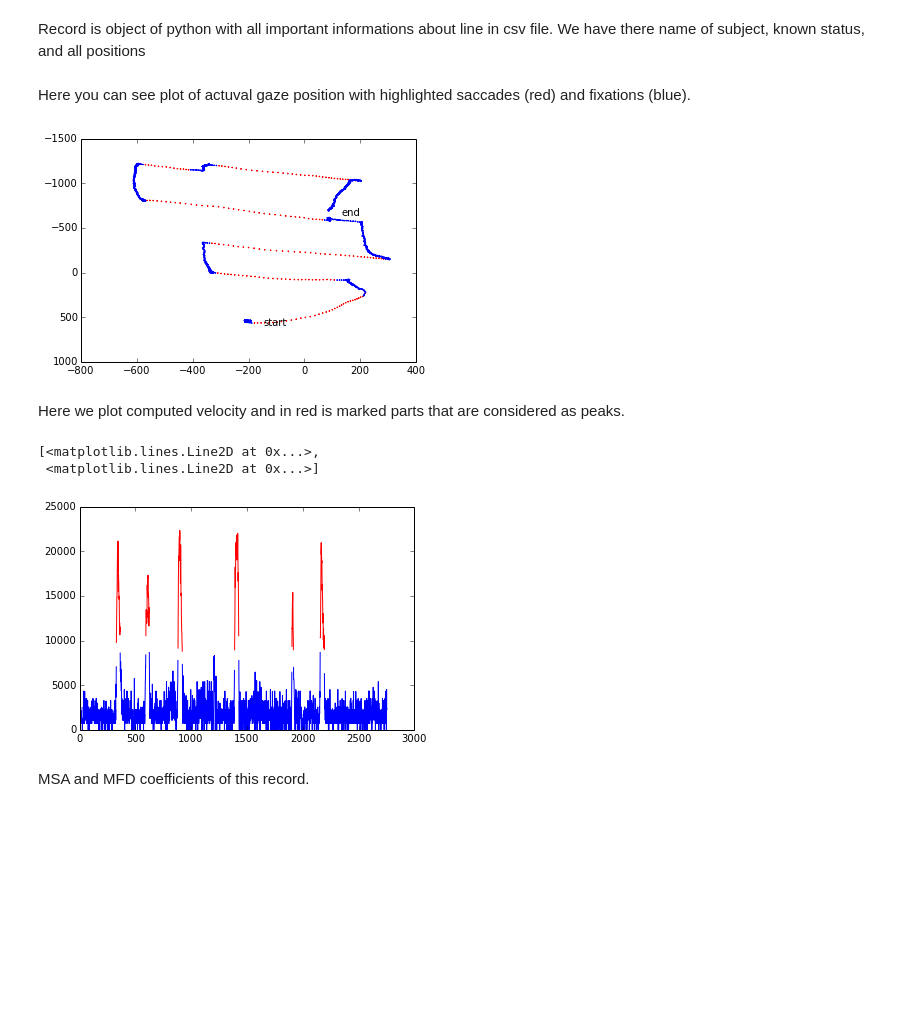
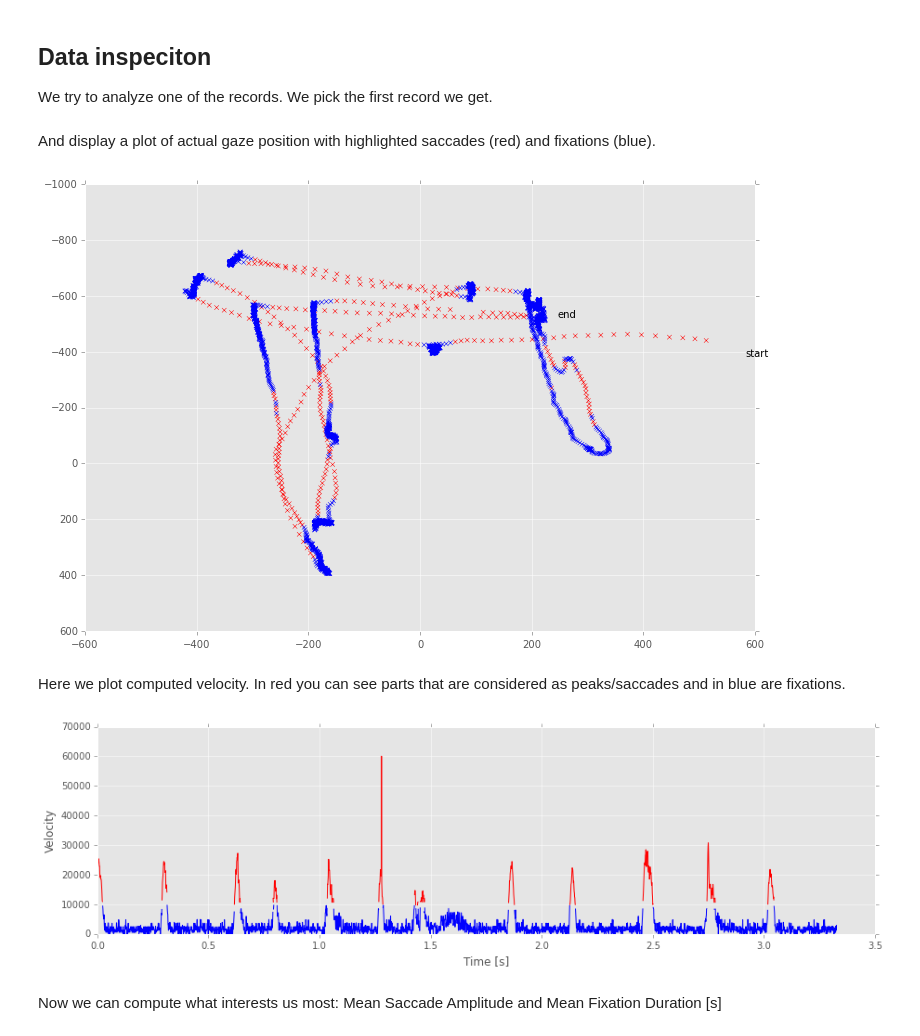
Before and after one commit to Artimi/eyetracking, a Jupyter notebook: Eye tracking.ipynb, the cells around one changed output. Drawn from its saved outputs; the diff is of its cells as text; code cells hidden in the pictures; blank space fills up the shorter version.

```diff
--- a/Eye tracking.ipynb
+++ b/Eye tracking.ipynb
@@ -10,0 +1,8 @@ warnings.filterwarnings("ignore", category=DeprecationWarning)
+# %%
+#Settings of this IPython Notebok
+%pylab inline
+import warnings
+warnings.filterwarnings("ignore", category=DeprecationWarning)
+
+from mpltools import style
+style.use('ggplot')
@@ -139,41 +226,47 @@ def generate_result_csv(subject_results, overall_result):
         line += " " + " ".join(map(str, overall_result))
         result += line + '\n'
     return result
-# %% [markdown]
-Record is object of python with all important informations about line in csv file. We have there name of subject, known status, and all positions
+# %% [markdown]
+## Data inspeciton
+We try to analyze one of the records. We pick the first record we get.
 # %%
-records = []
 for rec in get_record():
-    records.append(rec)
-    if rec.subject == 's2':
-        r = rec
-        break
+    r = rec
+    break
 # %% [markdown]
-Here you can see plot of actuval gaze position with highlighted saccades (red) and fixations (blue).
+And display a plot of actual gaze position with highlighted saccades (red) and fixations (blue).
 # %%
-saccades_x = np.ma.masked_array(r.position[0, :], np.logical_not(r.peaks))
-saccades_y = np.ma.masked_array(r.position[1, :], np.logical_not(r.peaks))
-fixations_x = np.ma.masked_array(r.position[0, :], r.peaks)
-fixations_y = np.ma.masked_array(r.position[1, :], r.peaks)
-plt.scatter(saccades_x, saccades_y, s=1, marker='x', c='r')
-plt.scatter(fixations_x, fixations_y, s=1, marker='x', c='b')
+#compute masked array for saccades fixations differentiation
+saccades_x = np.ma.masked_array(r.position[0, 1:], np.logical_not(r.peaks))
+saccades_y = np.ma.masked_array(r.position[1, 1:], np.logical_not(r.peaks))
+fixations_x = np.ma.masked_array(r.position[0, 1:], r.peaks)
+fixations_y = np.ma.masked_array(r.position[1, 1:], r.peaks)
+
+plt.figure(figsize=(12,8))
+plt.scatter(saccades_x, saccades_y, marker='x', c='r')
+plt.scatter(fixations_x, fixations_y, marker='x', c='b')
+
 plt.annotate('start', xy=r.position[:, 0], xytext=r.position[:, 0] + 50)
 plt.annotate('end', xy=r.position[:, -1], xytext=r.position[:, -1] + 50)
 plt.gca().invert_yaxis()
 # %% [output]
-[figure, old version]
+[figure, new version]
 # %% [markdown]
-Here we plot computed velocity and in red is marked parts that are considered as peaks.
+Here we plot computed velocity. In red you can see parts that are considered as peaks/saccades and in blue are fixations.
 # %%
 peaks = np.ma.masked_array(r.velocity,np.logical_not(r.peaks))
 fixations = np.ma.masked_array(r.velocity,r.peaks)
-plot(peaks, 'r-', fixations, 'b-')
+time_array = np.arange(r.velocity.shape[0]) * DELTA_T
+
+plt.figure(figsize=(15,4))
+plt.plot(time_array, peaks, 'r-', time_array, fixations, 'b-')
+plt.ylabel('Velocity')
+plt.xlabel('Time [s]')
+plt.show()
 # %% [output]
-[<matplotlib.lines.Line2D at 0x...>,
- <matplotlib.lines.Line2D at 0x...>]
-[figure, old version]
+[figure, new version]
-# %% [markdown]
-MSA and MFD coefficients of this record.
+# %% [markdown]
+Now we can compute what interests us most: Mean Saccade Amplitude and Mean Fixation Duration [s]
 # %%
 r.MSA
 # %% [output]
```
Also changed, not shown: parts of 26 cells of this notebook.
